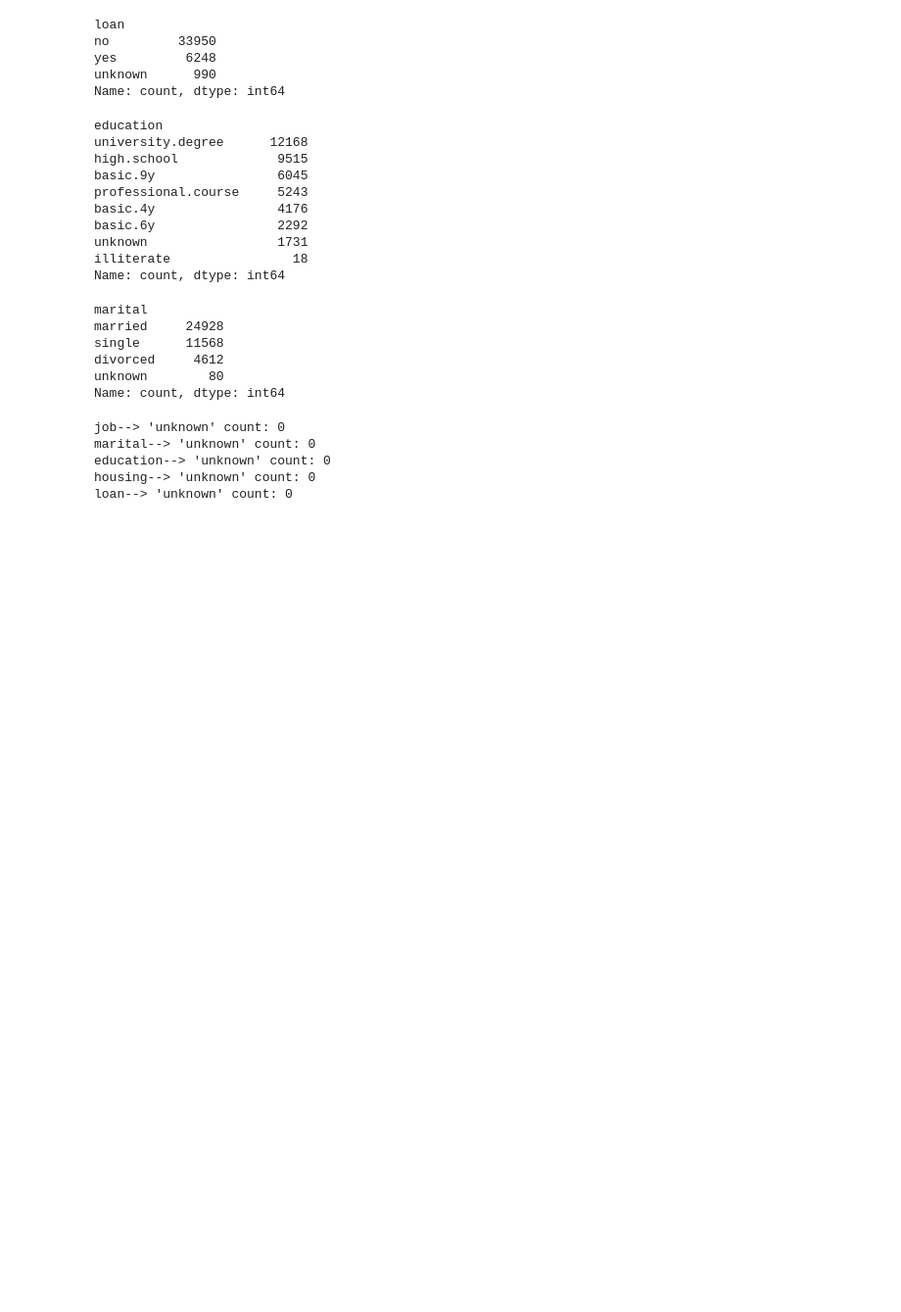
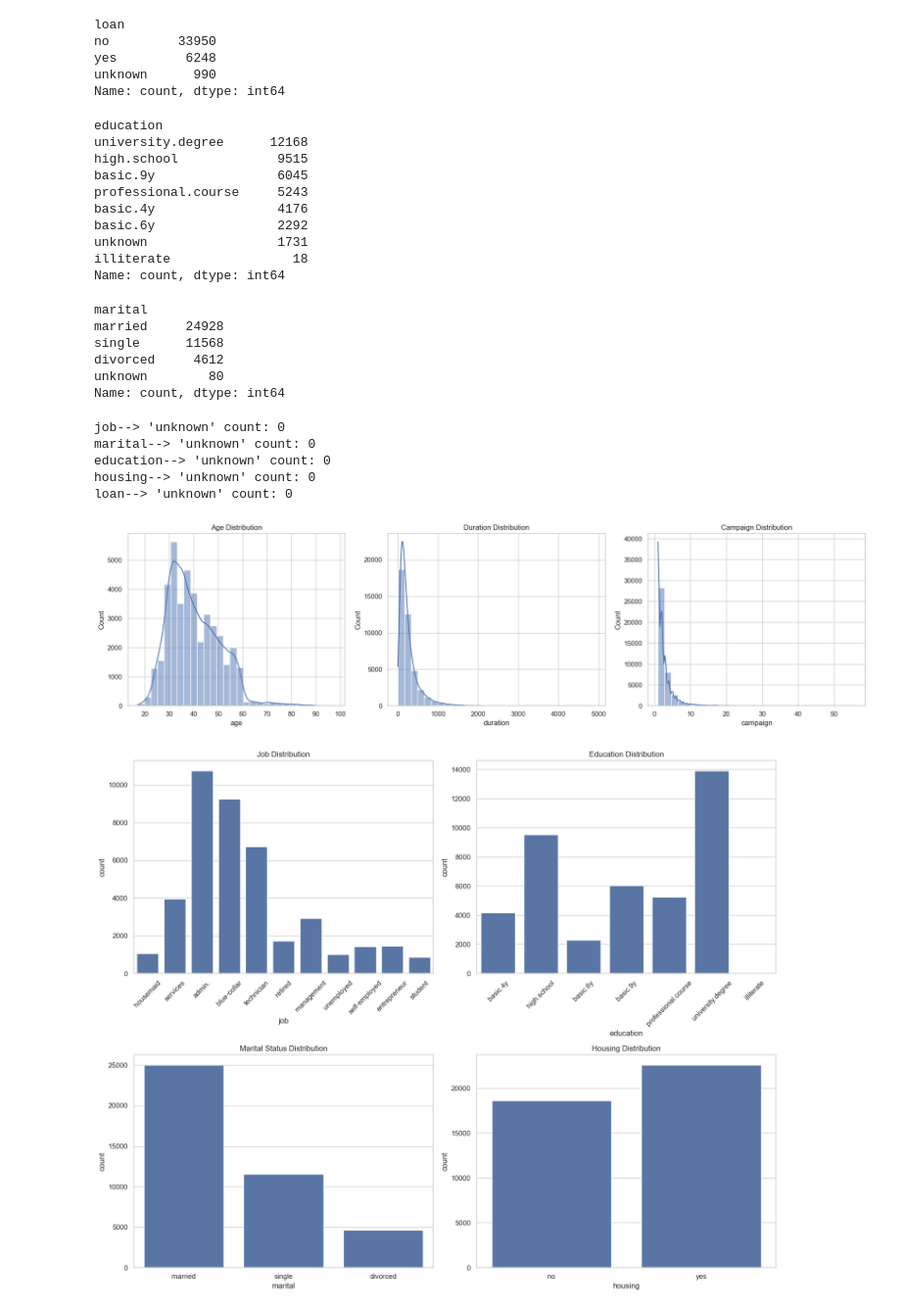
Before and after one commit to Riteshbhandarii/ML-Final, a Jupyter notebook: ML-Final.ipynb, the cells around one changed output. Shown at 98% size. Saved outputs shown, nothing was run; the diff lists cells and outputs as text; code cells hidden in the pictures; blank space fills up the shorter version.

Commit message:
visualizing the data

```diff
--- a/ML-Final.ipynb
+++ b/ML-Final.ipynb
@@ -164,3 +164,63 @@ marital--> 'unknown' count: 0
 education--> 'unknown' count: 0
 housing--> 'unknown' count: 0
 loan--> 'unknown' count: 0
+# %%
+import matplotlib.pyplot as plt
+import seaborn as sns
+
+# Set the style for seaborn
+sns.set(style="whitegrid")
+
+# 1. Distribution of Numerical Features
+fig, axes = plt.subplots(1, 3, figsize=(18, 5))
+
+# Plot Age Distribution
+sns.histplot(df['age'], bins=30, kde=True, ax=axes[0])
+axes[0].set_title('Age Distribution')
+
+# Plot Duration Distribution
+sns.histplot(df['duration'], bins=30, kde=True, ax=axes[1])
+axes[1].set_title('Duration Distribution')
+
+# Plot Campaign Distribution
+sns.histplot(df['campaign'], bins=30, kde=True, ax=axes[2])
+axes[2].set_title('Campaign Distribution')
+
+plt.tight_layout()
+plt.show()
+
+# 2. Categorical Feature Counts
+fig, axes = plt.subplots(2, 2, figsize=(15, 12))
+
+# Job Distribution
+sns.countplot(data=df, x='job', ax=axes[0, 0])
+axes[0, 0].set_title('Job Distribution')
+axes[0, 0].tick_params(axis='x', rotation=45)
+
+# Education Distribution
+sns.countplot(data=df, x='education', ax=axes[0, 1])
+axes[0, 1].set_title('Education Distribution')
+axes[0, 1].tick_params(axis='x', rotation=45)
+
+# Marital Status Distribution
+sns.countplot(data=df, x='marital', ax=axes[1, 0])
+axes[1, 0].set_title('Marital Status Distribution')
+
+# Housing Distribution
+sns.countplot(data=df, x='housing', ax=axes[1, 1])
+axes[1, 1].set_title('Housing Distribution')
+
+plt.tight_layout()
+plt.show()
+
+# 3. Correlation Matrix (for numerical features)
+numerical_df = df.select_dtypes(include=['number'])  # Select only numerical columns
+corr = numerical_df.corr()  # Calculate correlation on numerical data
+
+plt.figure(figsize=(12, 8))
+sns.heatmap(corr, annot=True, cmap="coolwarm", fmt=".2f", linewidths=0.5)
+plt.title('Correlation Matrix of Numerical Features')
+plt.show()
+# %% [output]
+[figure, added]
+[figure, added]
```
Also changed, not shown: parts of 1 cell of this notebook.
